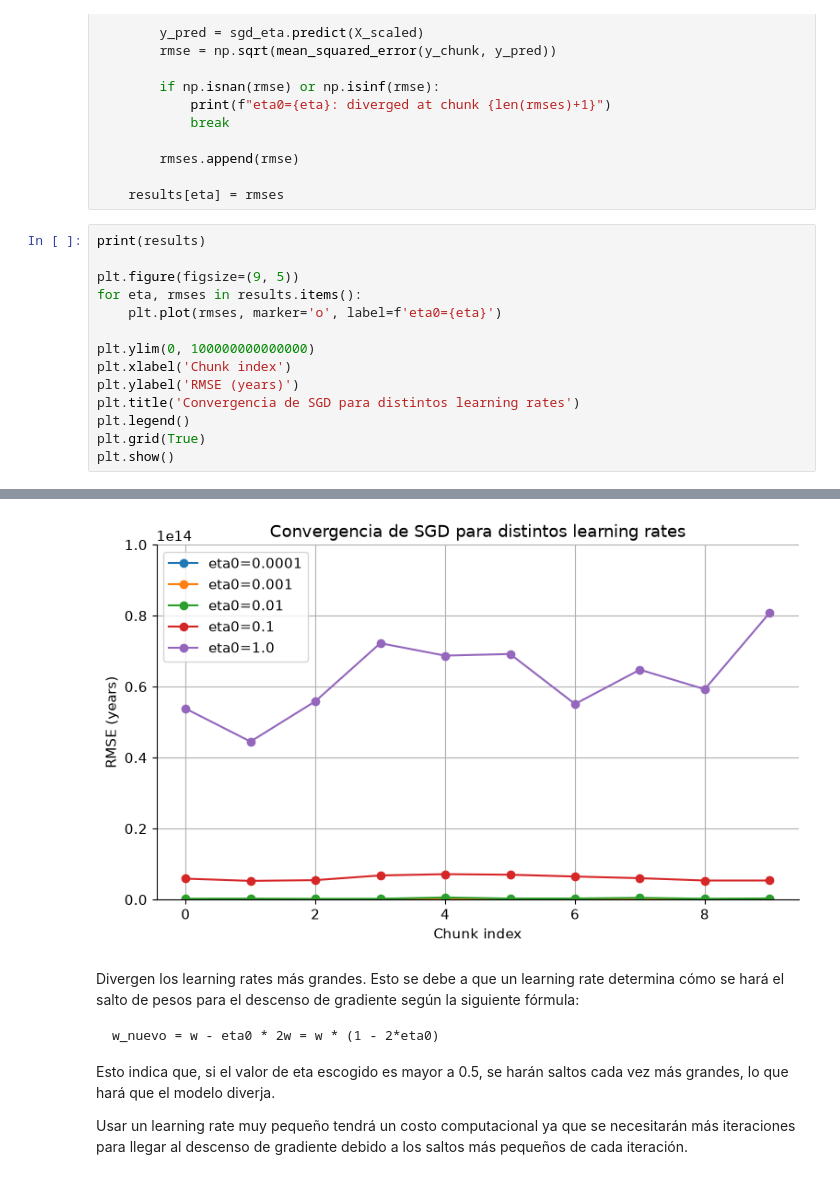
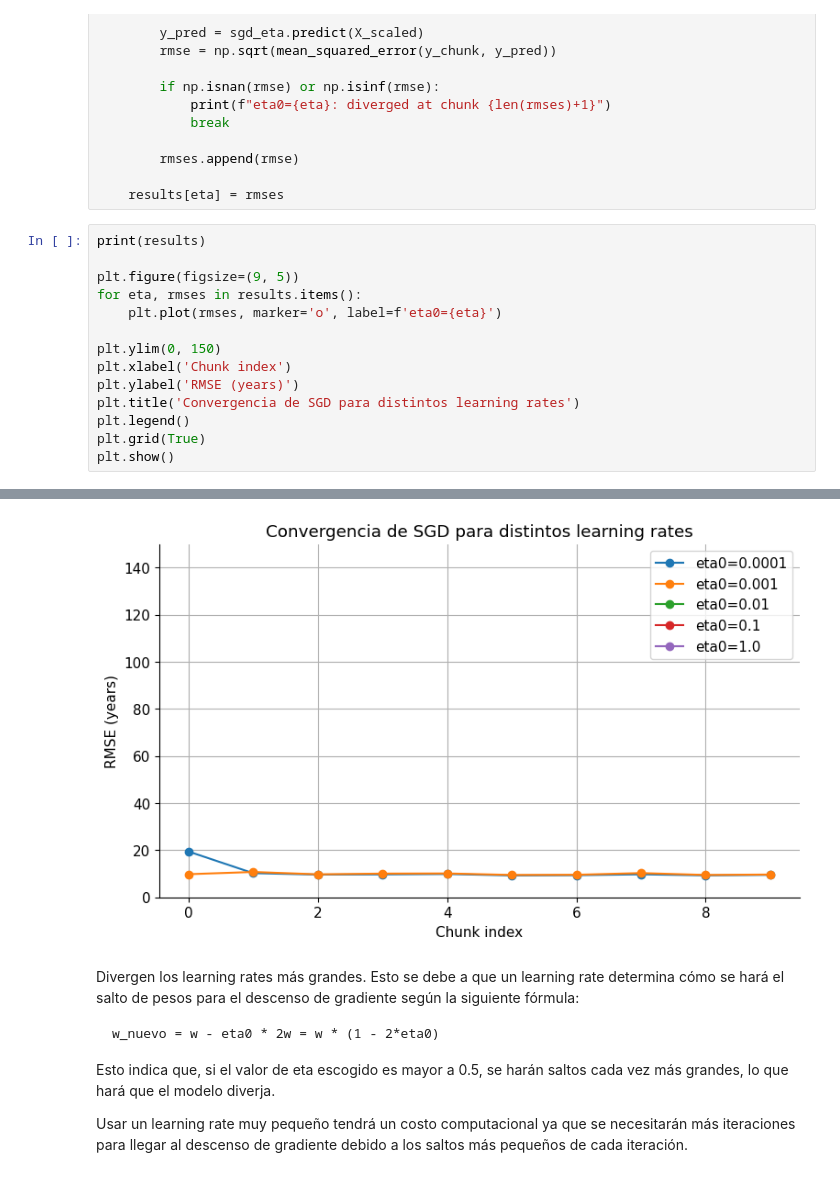
Before and after one commit to Milo18113/lab_linear_regression, a Jupyter notebook: lab_linear_regression.ipynb, the cells around one changed output, grey strips where cells are left out. Saved outputs shown, nothing was run; the diff lists cells and outputs as text.

```diff
--- a/lab_linear_regression.ipynb
+++ b/lab_linear_regression.ipynb
@@ -1132,7 +1206,7 @@ plt.figure(figsize=(9, 5))
 for eta, rmses in results.items():
     plt.plot(rmses, marker='o', label=f'eta0={eta}')
 
-plt.ylim(0, 100000000000000)
+plt.ylim(0, 150)
 plt.xlabel('Chunk index')
 plt.ylabel('RMSE (years)')
 plt.title('Convergencia de SGD para distintos learning rates')
@@ -1144,4 +1218,4 @@ plt.show()
-[figure, old version]
+[figure, new version]
 # %% [markdown]
 Divergen los learning rates más grandes. Esto se debe a que un learning rate determina cómo se hará el salto de pesos para el descenso de gradiente según la siguiente fórmula:
 
```
Also changed, not shown: parts of 24 cells of this notebook.
